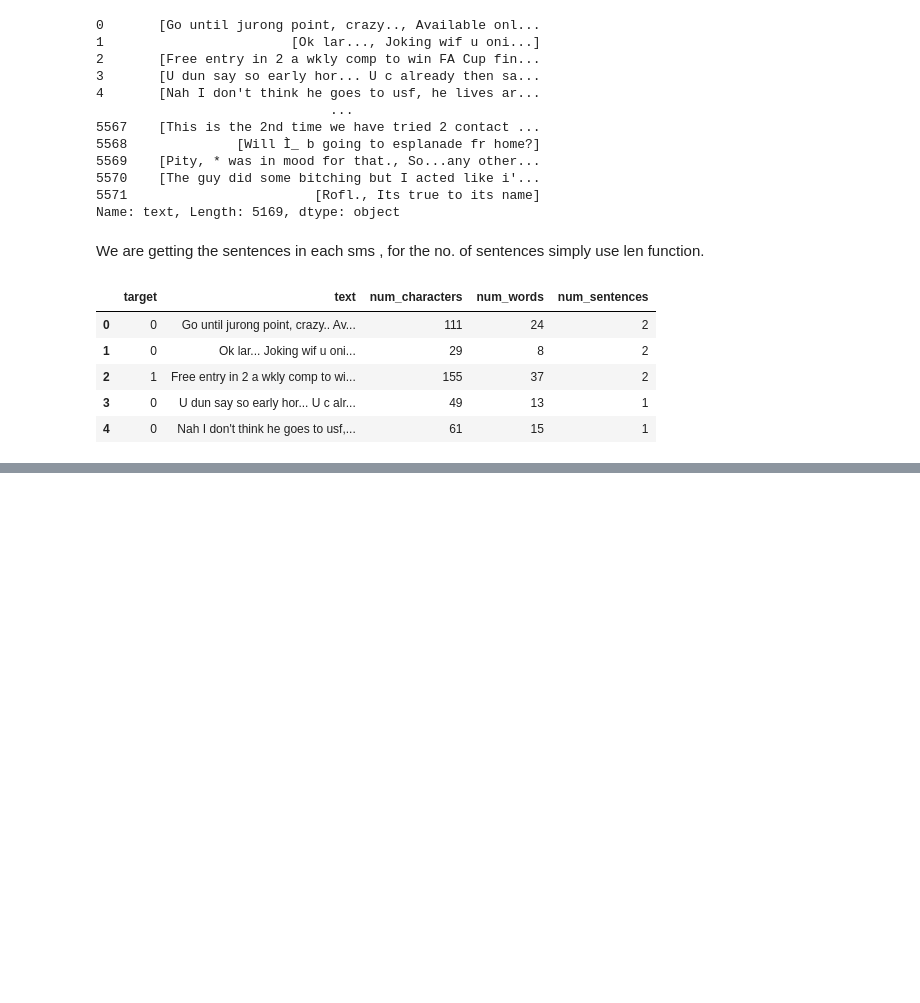
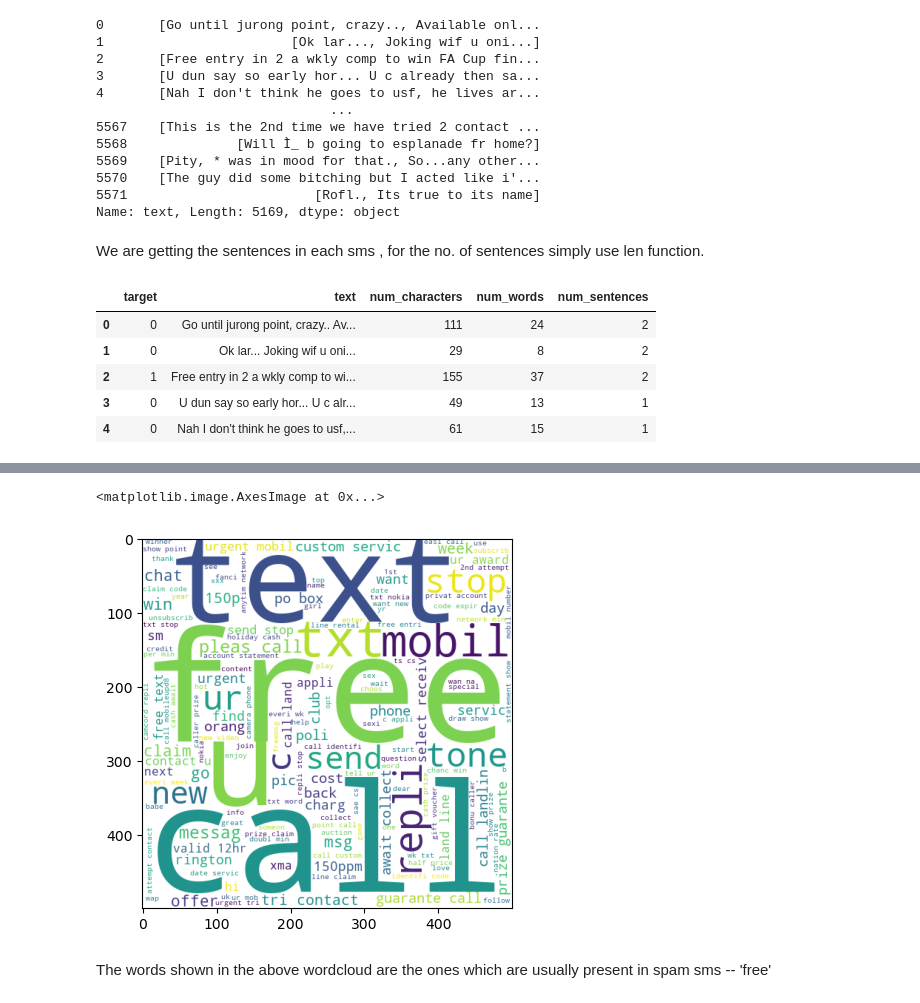
Before and after one commit to abh1sh3k5712/sms-spam-classifier, a Jupyter notebook: sms-spam-detection.ipynb, the cells around one changed output, grey strips where cells are left out. Cells and saved outputs as stored; diff of their text form; code cells hidden in the pictures; blank space fills up the shorter version.

Commit message:
EDA, Wordclouds and Preprocessing

```diff
--- a/sms-spam-detection.ipynb
+++ b/sms-spam-detection.ipynb
@@ -237,0 +346,31 @@ df.head()
+# %%
+# We will create a function to do all the data preprocessing actions
+def text_transform(text):
+    #converting to lower case
+    text = text.lower()
+
+    #tokenizing --> breaking into words
+    text = nltk.word_tokenize(text)
+
+    #removing special characters (eg- @,%)
+    y = []
+    for char in text:
+        if char.isalnum():
+            y.append(char)
+
+    text = y[:]
+    y.clear()
+
+    #removing stop words and punctuations
+    for word in text:
+        if word not in stopwords.words('english') and word not in string.punctuation:
+            y.append(word)
+
+    text=y[:]
+    y.clear()
+
+    #stemming
+    for word in text:
+        y.append(ps.stem(word))
+
+    return " ".join(y)
@@ -237,0 +382,4 @@ df.head()
+# %%
+# Now we transform all of the text
+df['transformed_text'] = df['text'].apply(text_transform)
+df.head()
@@ -237,0 +412,14 @@ df.head()
+# %%
+# we will generate wordcloud for the spam and ham messages --> wordcloud highlights the important words
+from wordcloud import WordCloud
+wc = WordCloud(width=500,height=500,min_font_size=10,background_color='white')
+# %%
+# Spam WordCloud
+spam_wc = wc.generate(df[df['target']==1]['transformed_text'].str.cat(sep=" "))
+# %%
+plt.imshow(spam_wc)
+# %% [output]
+<matplotlib.image.AxesImage at 0x...>
+[figure, added]
+# %% [markdown]
+The words shown in the above wordcloud are the ones which are usually present in spam sms -- 'free'
```
Also changed, not shown: parts of 24 cells of this notebook, 2 other files.
